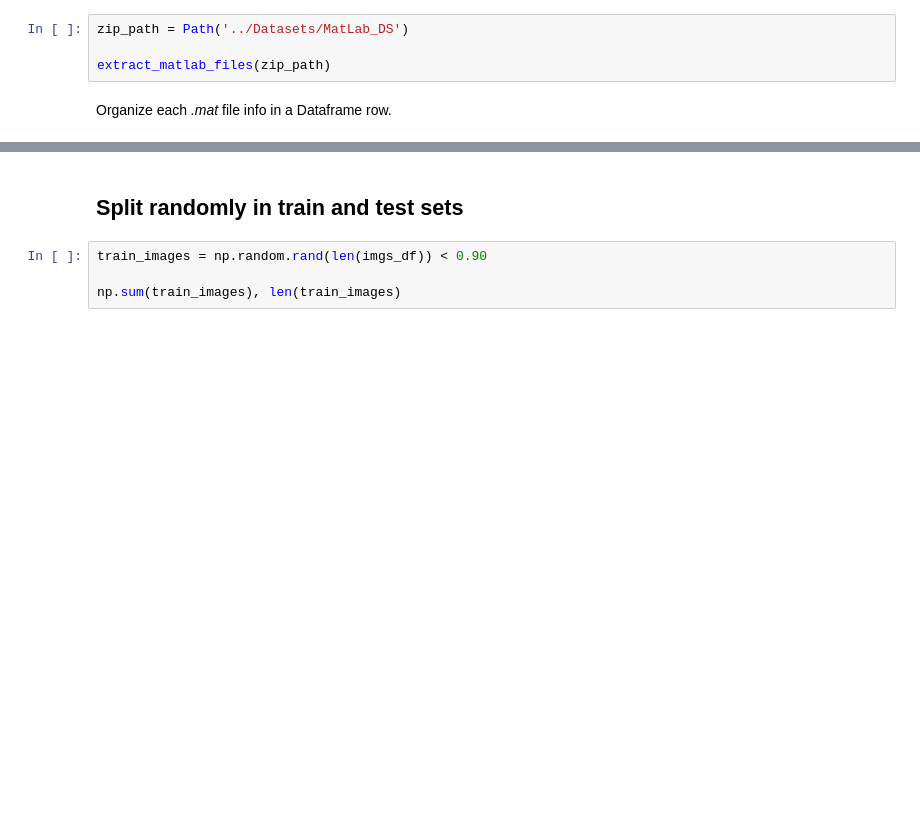
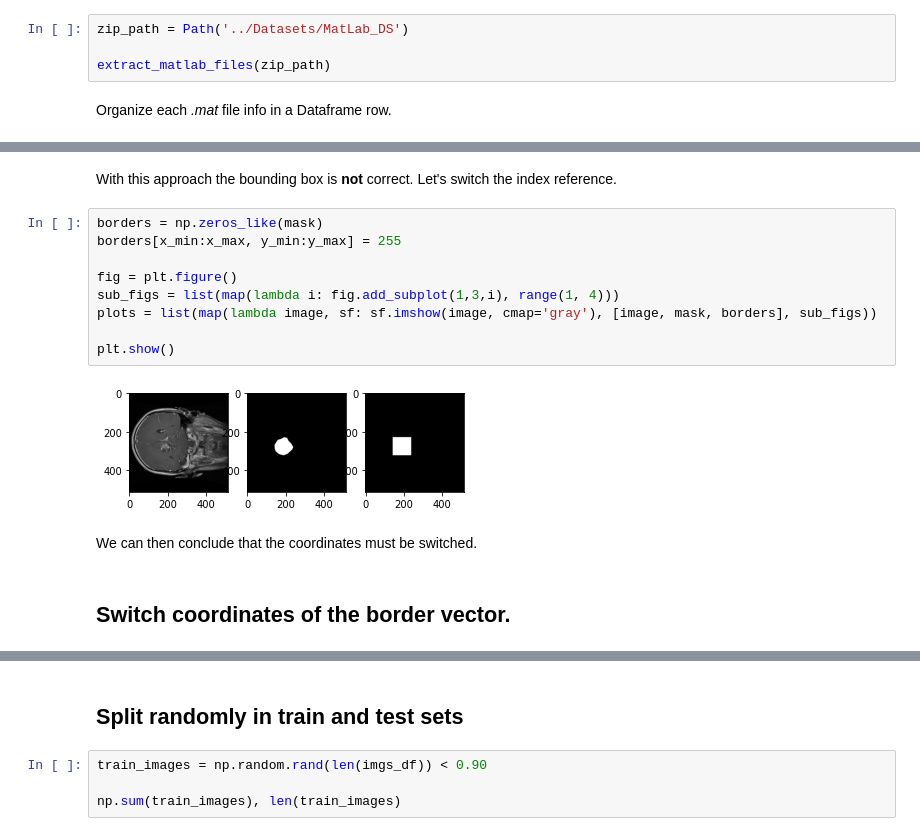
Before and after one commit to matcosta23/BrainMRI, a Jupyter notebook: prepare_dataset.ipynb, the cells around one changed output, grey strips where cells are left out. Cells and saved outputs as stored; diff of their text form; blank space fills up the shorter version.

```diff
--- a/prepare_dataset.ipynb
+++ b/prepare_dataset.ipynb
@@ -82,0 +110,17 @@ imgs_df.shape
+# %% [markdown]
+With this approach the bounding box is **not** correct. Let's switch the index reference.
+# %%
+borders = np.zeros_like(mask)
+borders[x_min:x_max, y_min:y_max] = 255
+
+fig = plt.figure()
+sub_figs = list(map(lambda i: fig.add_subplot(1,3,i), range(1, 4)))
+plots = list(map(lambda image, sf: sf.imshow(image, cmap='gray'), [image, mask, borders], sub_figs))
+
+plt.show()
+# %% [output]
+[figure, added]
+# %% [markdown]
+We can then conclude that the coordinates must be switched.
+# %% [markdown]
+## Switch coordinates of the border vector.
```
Also changed, not shown: parts of 30 cells of this notebook.
